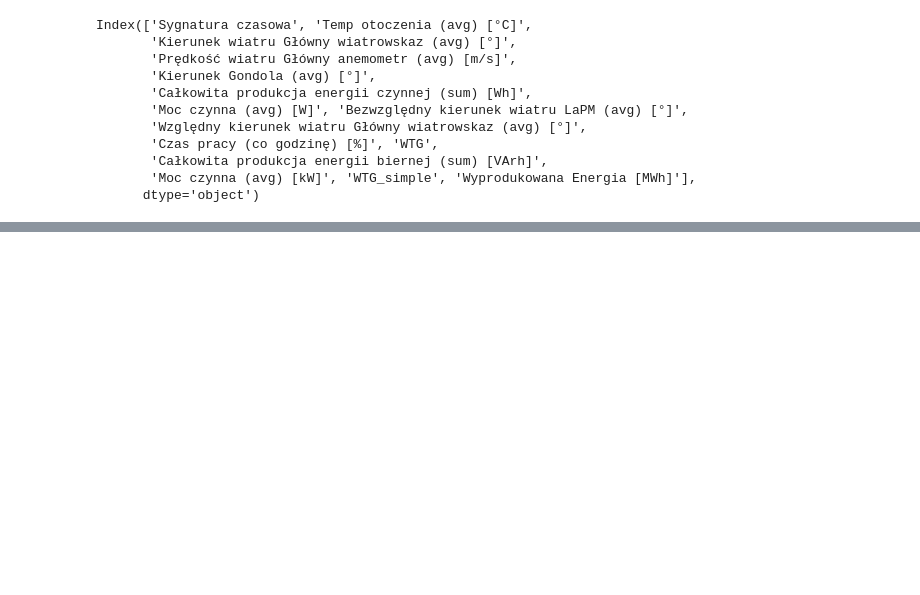
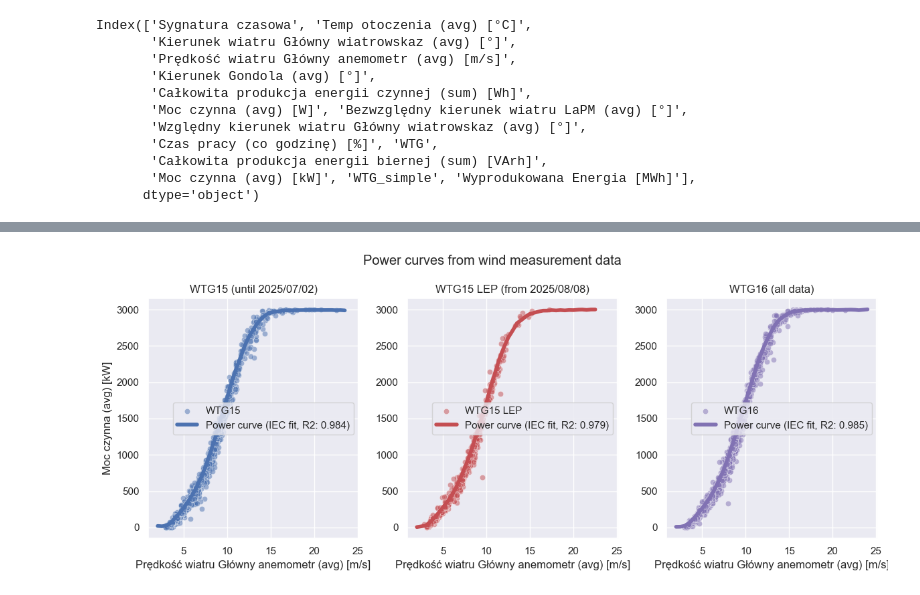
Before and after one commit to Wiktorson/WT-analysis-II, a Jupyter notebook: Side_by_side_analysis_2025.ipynb, the cells around one changed output, grey strips where cells are left out. Drawn from its saved outputs; the diff is of its cells as text; code cells hidden in the pictures; blank space fills up the shorter version.

Commit message:
Comparison of IEC fit curves per WTG added, doesn't look as expected, maybe more data is needed

```diff
--- a/Side_by_side_analysis_2025.ipynb
+++ b/Side_by_side_analysis_2025.ipynb
@@ -384,0 +397,31 @@ power_curves
+# %%
+
+fig, axes = plt.subplots(nrows=1, ncols=3, sharex=True, sharey=True, figsize=(12, 5))
+
+for i, wt in enumerate(['WTG15', 'WTG15 LEP', 'WTG16']):
+    ax = axes[i]
+    df_wt = df[df.WTG==wt].copy()
+    sns.scatterplot(data=df_wt.iloc[::100], x='Prędkość wiatru Główny anemometr (avg) [m/s]', y='Moc czynna (avg) [kW]', alpha=0.5,
+                    ax=ax, color=color_dict[wt], label=wt)
+    ax.yaxis.set_tick_params(labelbottom=True)
+    #ax.set_ylabel(columns_translation['ActivePower'])
+    #ax.set_xlabel(columns_translation['WindSpeed'])
+    if wt == 'WTG15':
+        title = 'WTG15 (until 2025/07/02)'
+    elif wt == 'WTG15 LEP':
+        title = 'WTG15 LEP (from 2025/08/08)'
+    elif wt == 'WTG16':
+        title = 'WTG16 (all data)'
+    ax.set_title(title)
+
+    # plot power curve
+    wind_speed_grid = np.arange(0, 25, 0.1)
+    model, R2 = power_curves[wt]['IEC']
+    sns.lineplot(x=wind_speed_grid, y=model(wind_speed_grid), alpha=1,
+                  color=color_dict[wt], ax = ax, linewidth=4, label=f'Power curve (IEC fit, R2: {R2:.3f})')
+
+fig.suptitle('Power curves from wind measurement data')
+plt.tight_layout()
+#Helpers.add_watermark(ax)
+# %% [output]
+[figure, added]
```
Also changed, not shown: parts of 5 cells of this notebook, 1 other file.
